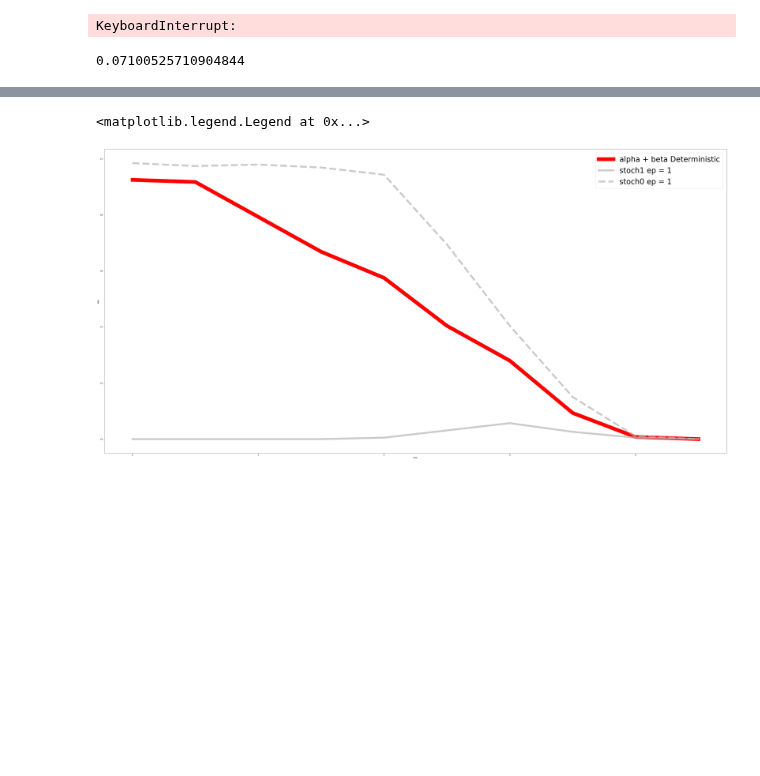
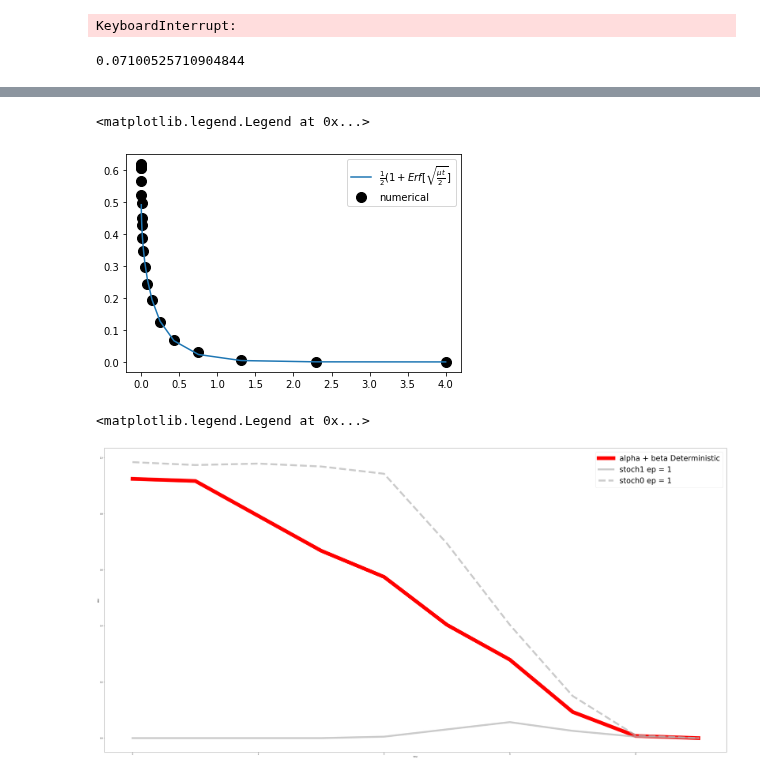
Before and after one commit to matibilkis/continuous, a Jupyter notebook: analysis/error_comparison.ipynb, the cells around one changed output, grey strips where cells are left out. Saved outputs shown, nothing was run; the diff lists cells and outputs as text; code cells hidden in the pictures; blank space fills up the shorter version.

```diff
--- a/analysis/error_comparison.ipynb
+++ b/analysis/error_comparison.ipynb
@@ -181,3 +212,14 @@ ax.legend(prop={"size":30})
+# %%
+times_ind = [times[ii] for ii in indis]
+alph = np.array([0.5*(1 + erf(np.sqrt(mu*t)/(2))) for t in times_ind])
+#alph0 = [0.5*(1 + erf(mu*t/(2*np.sqrt(mu*t)))) for t in times_ind]
+# %%
+plt.plot(times_ind,1-alph, label=r'$\frac{1}{2} ( 1+ Erf[\sqrt{\frac{\mu t}{2}}]$')
+plt.scatter(times_ind, np.array(deter["h0/h1"]), s=100, color="black", label="numerical")
+plt.legend()
+# %% [output]
+<matplotlib.legend.Legend at 0x...>
+[figure, added]
 # %%
 
 
```
Also changed, not shown: parts of 5 cells of this notebook, 7 other files.
